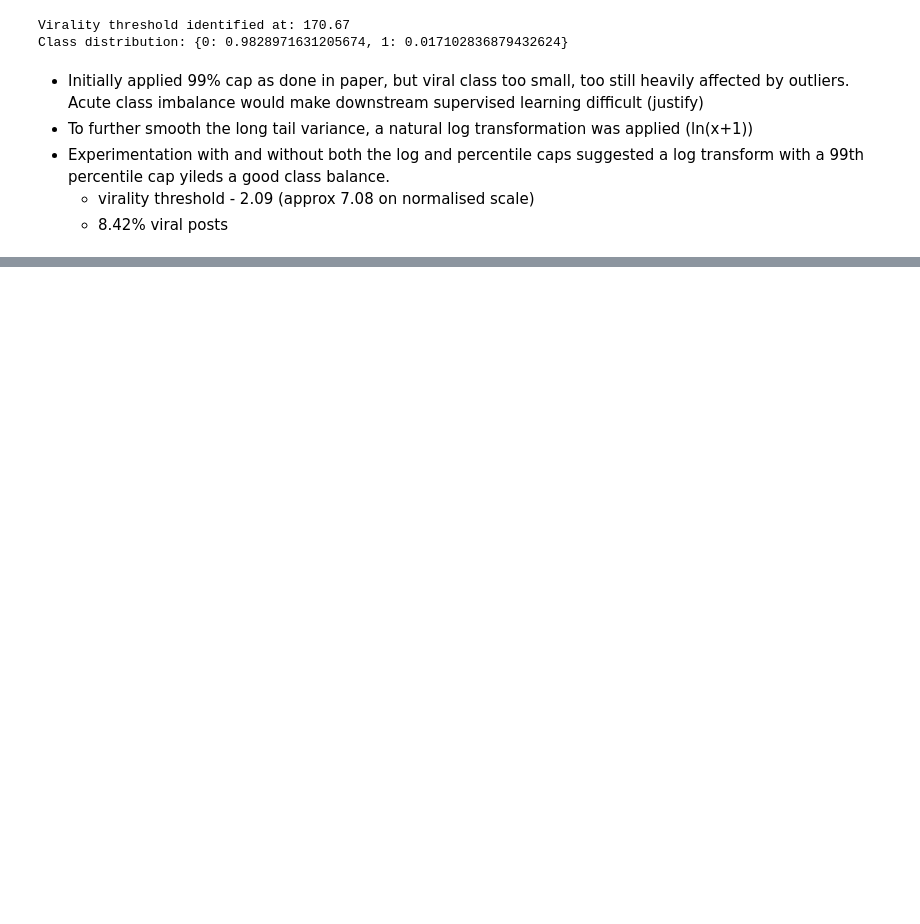
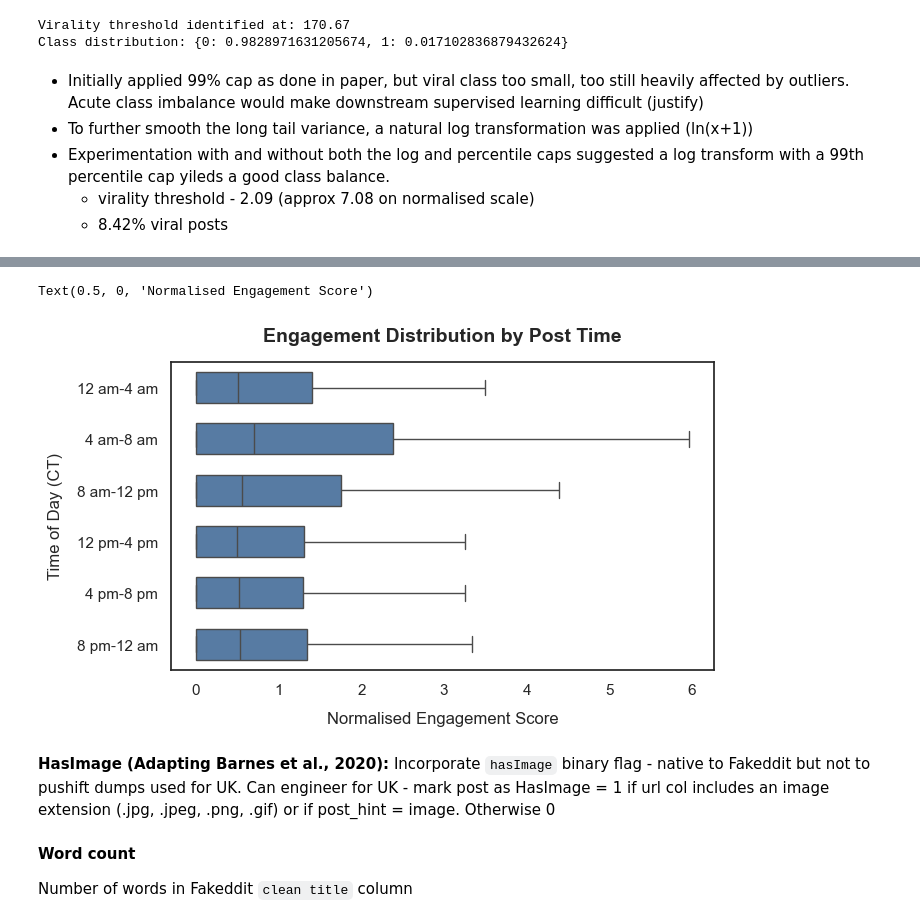
Before and after one commit to katechamberlain1/reddit-misinfo-virality, a Jupyter notebook: notebooks/05_virality_predictor.ipynb, the cells around one changed output, grey strips where cells are left out. Saved outputs shown, nothing was run; the diff lists cells and outputs as text; code cells hidden in the pictures; blank space fills up the shorter version.

Commit message:
Emotion feature engineering

```diff
--- a/notebooks/05_virality_predictor.ipynb
+++ b/notebooks/05_virality_predictor.ipynb
@@ -102,5 +154,5 @@ def plot_engagement_dist(df, threshold):
 # %%
-def calculate_engagement_k_means(df, percentile_cap=0.98, log_cap=True, graph=True):
+def calculate_engagement_threshold_k_means(df, percentile_cap=0.98, log_cap=True, graph=True):
     # raw engagement = num comments + score (num upvotes)
     df['raw_engagement'] = df['num_comments'] + df['score']
     df['raw_engagement'] = df['raw_engagement'].fillna(0)
@@ -147,7 +199,7 @@ _ = calculate_engagement_k_means(train_df, percentile_cap=1, log_cap=True, graph
 Virality threshold identified at: 2.23
 Class distribution: {0: 0.9231737588652482, 1: 0.07682624113475177}
 # %%
-train_df, calc_virality_threshold = calculate_engagement_k_means(train_df, percentile_cap=0.99, log_cap=True)
+_= calculate_engagement_threshold_k_means(train_df, percentile_cap=0.99, log_cap=True, graph=False)
 # %% [output]
 Virality threshold identified at: 2.09
 Class distribution: {0: 0.9157730496453901, 1: 0.08422695035460993}
@@ -175,0 +217,2 @@ Partitioning: The data is split on the timeline axis into a 70% training set, a
+# %%
+train_df, calculated_threshold = calculate_engagement_threshold_k_means(train_df, percentile_cap=0.99, log_cap=True)
@@ -195,0 +314,4 @@ Modality Constraints: The native hasImage binary flag to assess how visual forma
+# %%
+train_df[['day_of_week', 'is_weekend', 'time_of_day']] = train_df['created_utc'].apply(add_timezone_features, args=('US',))
+
+train_df.head()
@@ -195,0 +326,38 @@ Modality Constraints: The native hasImage binary flag to assess how visual forma
+# %%
+bin_labels = {
+    0: '12 am-4 am',
+    1: '4 am-8 am',
+    2: '8 am-12 pm',
+    3: '12 pm-4 pm',
+    4: '4 pm-8 pm',
+    5: '8 pm-12 am'
+}
+
+bin_order = ['12 am-4 am', '4 am-8 am', '8 am-12 pm', '12 pm-4 pm', '4 pm-8 pm','8 pm-12 am']
+
+sns.set_theme(style='white')
+plt.figure(figsize=(7,4))
+
+ax = sns.boxplot(
+    data=train_df,
+    x='normalised_engagement',
+    y='time_of_day',
+    color='#4A7BB0',
+    width=0.6,
+    showfliers=False,
+    order=bin_order
+)
+
+plt.title('Engagement Distribution by Post Time', fontsize=14, pad=15, fontweight='bold')
+plt.ylabel('Time of Day (CT)', fontsize=12, labelpad=10)
+plt.xlabel('Normalised Engagement Score', fontsize=12, labelpad=10)
+# %% [output]
+Text(0.5, 0, 'Normalised Engagement Score')
+[figure, added]
+# %% [markdown]
+
+**HasImage (Adapting Barnes et al., 2020):** Incorporate `hasImage` binary flag - native to Fakeddit but not to pushift dumps used for UK. Can engineer for UK - mark post as HasImage = 1 if url col includes an image extension (.jpg, .jpeg, .png, .gif) or if post_hint = image. Otherwise 0
+# %% [markdown]
+**Word count**
+
+Number of words in Fakeddit `clean title` column
```
Also changed, not shown: parts of 46 cells of this notebook, 9 other files.
